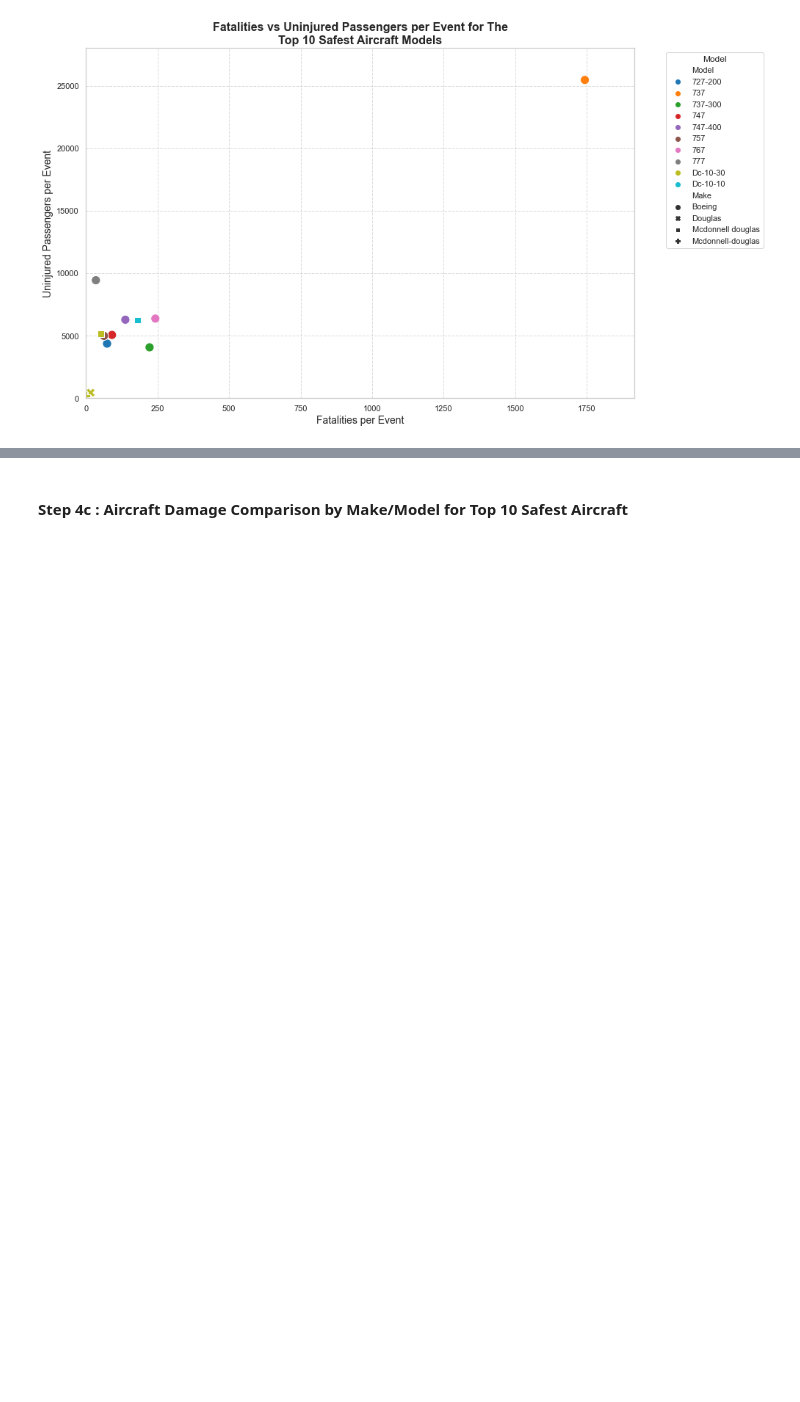
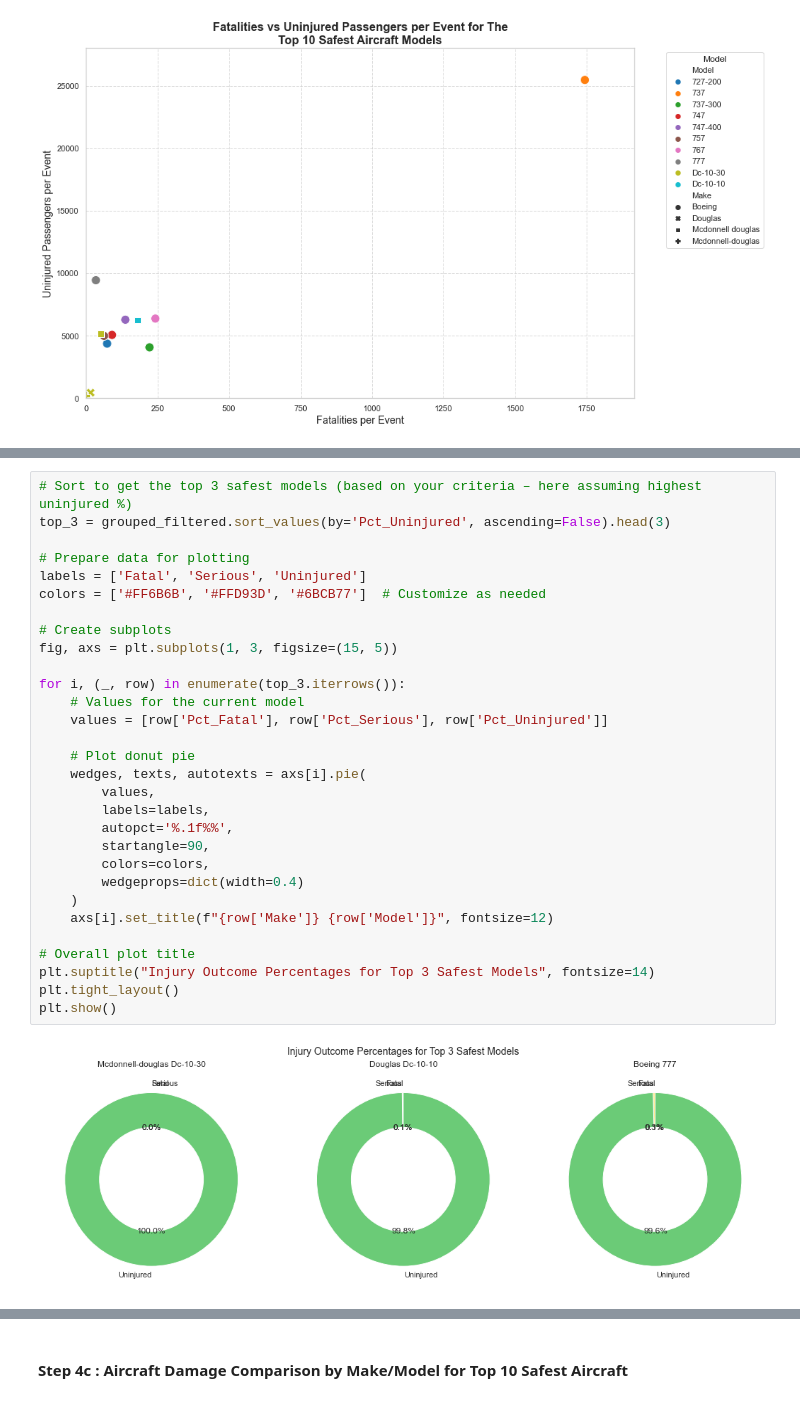
Before and after one commit to DebbieMOmondi/-Aviation-Risk-Analysis, a Jupyter notebook: Risk_Analysis.ipynb, the cells around one changed output, grey strips where cells are left out. Saved outputs shown, nothing was run; the diff lists cells and outputs as text; blank space fills up the shorter version.

```diff
--- a/Risk_Analysis.ipynb
+++ b/Risk_Analysis.ipynb
@@ -457,2 +485,34 @@ plt.show()
+# %%
+# Sort to get the top 3 safest models (based on your criteria – here assuming highest uninjured %)
+top_3 = grouped_filtered.sort_values(by='Pct_Uninjured', ascending=False).head(3)
+
+# Prepare data for plotting
+labels = ['Fatal', 'Serious', 'Uninjured']
+colors = ['#FF6B6B', '#FFD93D', '#6BCB77']  # Customize as needed
+
+# Create subplots
+fig, axs = plt.subplots(1, 3, figsize=(15, 5))
+
+for i, (_, row) in enumerate(top_3.iterrows()):
+    # Values for the current model
+    values = [row['Pct_Fatal'], row['Pct_Serious'], row['Pct_Uninjured']]
+
+    # Plot donut pie
+    wedges, texts, autotexts = axs[i].pie(
+        values,
+        labels=labels,
+        autopct='%.1f%%',
+        startangle=90,
+        colors=colors,
+        wedgeprops=dict(width=0.4)
+    )
+    axs[i].set_title(f"{row['Make']} {row['Model']}", fontsize=12)
+
+# Overall plot title
+plt.suptitle("Injury Outcome Percentages for Top 3 Safest Models", fontsize=14)
+plt.tight_layout()
+plt.show()
+# %% [output]
+[figure, added]
 # %% [markdown]
 **Key Insights**
```
Also changed, not shown: parts of 2 cells of this notebook, 2 other files.
